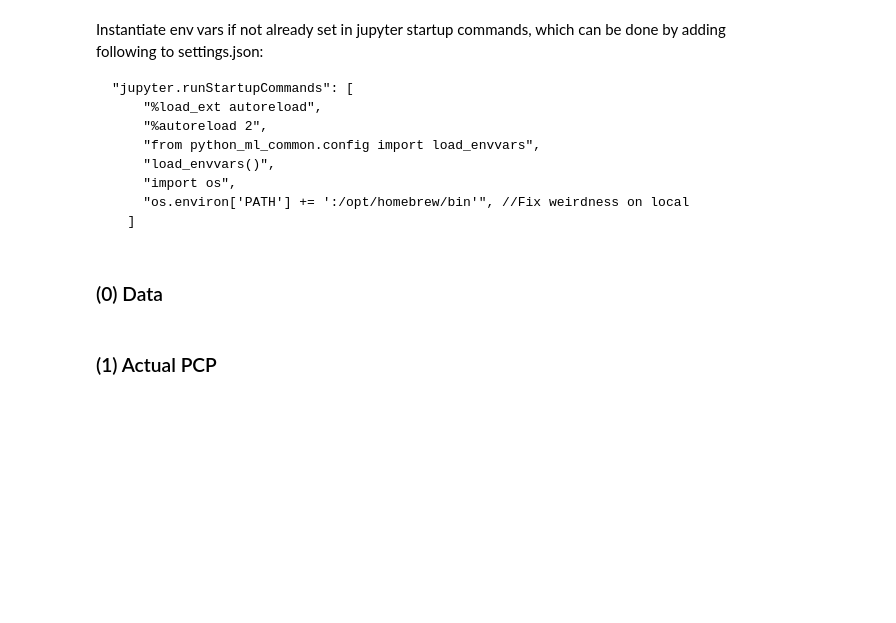
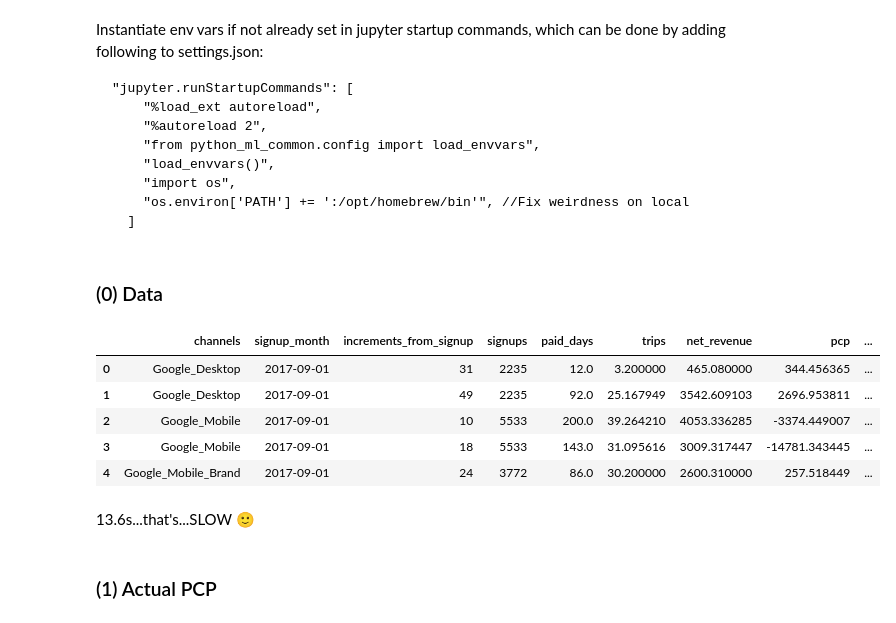
Before and after one commit to bsaunders27/cps_target_check, a Jupyter notebook: google_pcp_12_60.ipynb, the cells around one changed output. Cells and saved outputs as stored; diff of their text form; code cells hidden in the pictures; blank space fills up the shorter version.

```diff
--- a/google_pcp_12_60.ipynb
+++ b/google_pcp_12_60.ipynb
@@ -41,6 +36,17 @@ signup_value = pd.concat([signup_value_1, signup_value_2]).reset_index(drop=True
 signup_value.signup_month = pd.to_datetime(signup_value.signup_month)
 signup_value['projected_paid_days'] = signup_value['projected_paid_days'].astype('float64')
 signup_value = signup_value.loc[signup_value.signup_month <'2024-09-01'].reset_index(drop=True)
+# %%
+signup_value.head()
+# %% [output]
+|  | channels | signup_month | increments_from_signup | signups | paid_days | trips | net_revenue | pcp | ... |
+| 0 | Google_Desktop | 2017-09-01 | 31 | 2235 | 12.0 | 3.200000 | 465.080000 | 344.456365 | ... |
+| 1 | Google_Desktop | 2017-09-01 | 49 | 2235 | 92.0 | 25.167949 | 3542.609103 | 2696.953811 | ... |
+| 2 | Google_Mobile | 2017-09-01 | 10 | 5533 | 200.0 | 39.264210 | 4053.336285 | -3374.449007 | ... |
+| 3 | Google_Mobile | 2017-09-01 | 18 | 5533 | 143.0 | 31.095616 | 3009.317447 | -14781.343445 | ... |
+| 4 | Google_Mobile_Brand | 2017-09-01 | 24 | 3772 | 86.0 | 30.200000 | 2600.310000 | 257.518449 | ... |
+# %% [markdown]
+13.6s...that's...SLOW 🙂
 # %%
 ## DATA NOT COMPLETE YET -> NEED TO GO THROUGH THIS STEP TO COMPLETE FILLING PROJECTED_PAID_DAYS
 # Fill in projected_paid_days
```
Also changed, not shown: parts of 15 cells of this notebook, 2 other files.
